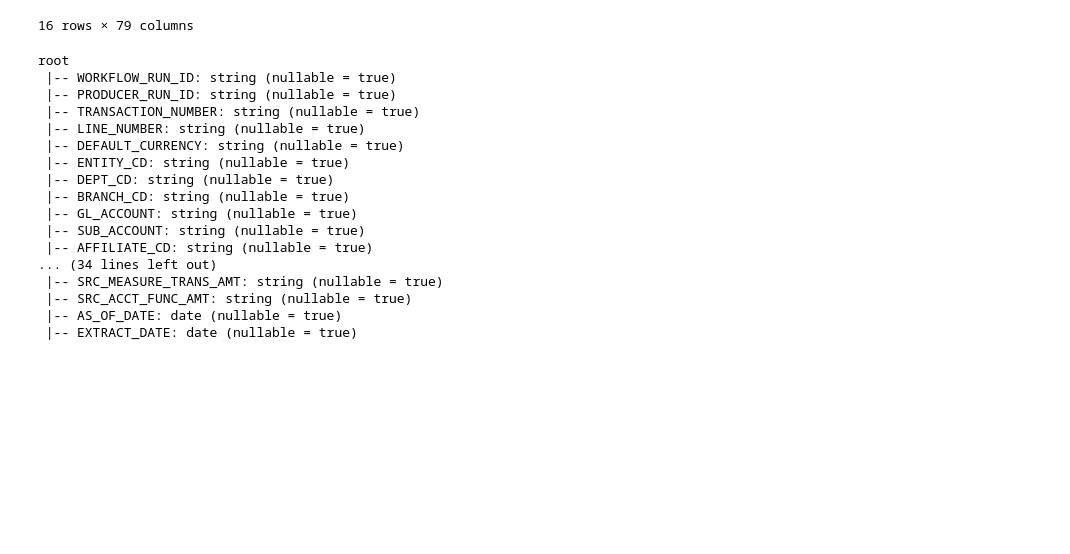
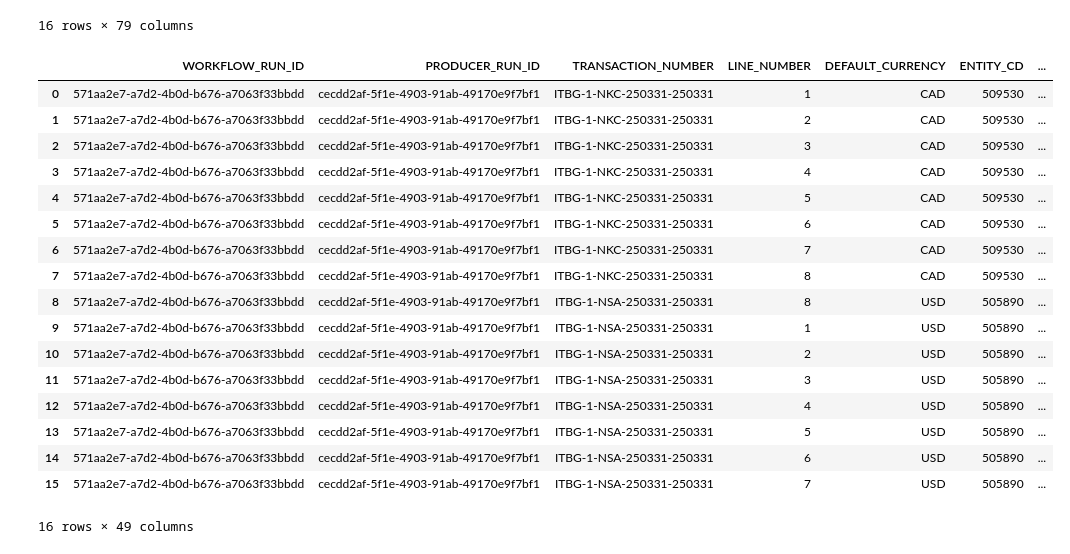
Before and after one commit to northforge-studio/northforge-finance, a Jupyter notebook: main.ipynb, the cells around one changed output. Cells and saved outputs as stored; diff of their text form; code cells hidden in the pictures; blank space fills up the shorter version.

Commit message:
integrate interface zone to pipeline

```diff
--- a/main.ipynb
+++ b/main.ipynb
@@ -205,25 +205,28 @@ display_df(pst_df)
 | 14 | 1 | 2025-03-31 | 2025-03-31 | 2025-03-31 | 11392 | IMPACT | TRIAL_BALANCE | rec-15 | ... |
 | 15 | 1 | 2025-03-31 | 2025-03-31 | 2025-03-31 | 11392 | IMPACT | TRIAL_BALANCE | rec-16 | ... |
 16 rows × 79 columns
-# %%
-spec.apply_file_layout(pst_df, 'TRIAL_BALANCE').printSchema()
-# %% [output]
-root
- |-- WORKFLOW_RUN_ID: string (nullable = true)
- |-- PRODUCER_RUN_ID: string (nullable = true)
- |-- TRANSACTION_NUMBER: string (nullable = true)
- |-- LINE_NUMBER: string (nullable = true)
- |-- DEFAULT_CURRENCY: string (nullable = true)
- |-- ENTITY_CD: string (nullable = true)
- |-- DEPT_CD: string (nullable = true)
- |-- BRANCH_CD: string (nullable = true)
- |-- GL_ACCOUNT: string (nullable = true)
- |-- SUB_ACCOUNT: string (nullable = true)
- |-- AFFILIATE_CD: string (nullable = true)
-... (34 lines left out)
- |-- SRC_MEASURE_TRANS_AMT: string (nullable = true)
- |-- SRC_ACCT_FUNC_AMT: string (nullable = true)
- |-- AS_OF_DATE: date (nullable = true)
- |-- EXTRACT_DATE: date (nullable = true)
+# %%
+int_df = repository.read_interface(business_dt, batch_id)
+
+display_df(int_df)
+# %% [output]
+|  | WORKFLOW_RUN_ID | PRODUCER_RUN_ID | TRANSACTION_NUMBER | LINE_NUMBER | DEFAULT_CURRENCY | ENTITY_CD | ... |
+| 0 | 571aa2e7-a7d2-4b0d-b676-a7063f33bbdd | cecdd2af-5f1e-4903-91ab-49170e9f7bf1 | ITBG-1-NKC-250331-250331 | 1 | CAD | 509530 | ... |
+| 1 | 571aa2e7-a7d2-4b0d-b676-a7063f33bbdd | cecdd2af-5f1e-4903-91ab-49170e9f7bf1 | ITBG-1-NKC-250331-250331 | 2 | CAD | 509530 | ... |
+| 2 | 571aa2e7-a7d2-4b0d-b676-a7063f33bbdd | cecdd2af-5f1e-4903-91ab-49170e9f7bf1 | ITBG-1-NKC-250331-250331 | 3 | CAD | 509530 | ... |
+| 3 | 571aa2e7-a7d2-4b0d-b676-a7063f33bbdd | cecdd2af-5f1e-4903-91ab-49170e9f7bf1 | ITBG-1-NKC-250331-250331 | 4 | CAD | 509530 | ... |
+| 4 | 571aa2e7-a7d2-4b0d-b676-a7063f33bbdd | cecdd2af-5f1e-4903-91ab-49170e9f7bf1 | ITBG-1-NKC-250331-250331 | 5 | CAD | 509530 | ... |
+| 5 | 571aa2e7-a7d2-4b0d-b676-a7063f33bbdd | cecdd2af-5f1e-4903-91ab-49170e9f7bf1 | ITBG-1-NKC-250331-250331 | 6 | CAD | 509530 | ... |
+| 6 | 571aa2e7-a7d2-4b0d-b676-a7063f33bbdd | cecdd2af-5f1e-4903-91ab-49170e9f7bf1 | ITBG-1-NKC-250331-250331 | 7 | CAD | 509530 | ... |
+| 7 | 571aa2e7-a7d2-4b0d-b676-a7063f33bbdd | cecdd2af-5f1e-4903-91ab-49170e9f7bf1 | ITBG-1-NKC-250331-250331 | 8 | CAD | 509530 | ... |
+| 8 | 571aa2e7-a7d2-4b0d-b676-a7063f33bbdd | cecdd2af-5f1e-4903-91ab-49170e9f7bf1 | ITBG-1-NSA-250331-250331 | 8 | USD | 505890 | ... |
+| 9 | 571aa2e7-a7d2-4b0d-b676-a7063f33bbdd | cecdd2af-5f1e-4903-91ab-49170e9f7bf1 | ITBG-1-NSA-250331-250331 | 1 | USD | 505890 | ... |
+| 10 | 571aa2e7-a7d2-4b0d-b676-a7063f33bbdd | cecdd2af-5f1e-4903-91ab-49170e9f7bf1 | ITBG-1-NSA-250331-250331 | 2 | USD | 505890 | ... |
+| 11 | 571aa2e7-a7d2-4b0d-b676-a7063f33bbdd | cecdd2af-5f1e-4903-91ab-49170e9f7bf1 | ITBG-1-NSA-250331-250331 | 3 | USD | 505890 | ... |
+| 12 | 571aa2e7-a7d2-4b0d-b676-a7063f33bbdd | cecdd2af-5f1e-4903-91ab-49170e9f7bf1 | ITBG-1-NSA-250331-250331 | 4 | USD | 505890 | ... |
+| 13 | 571aa2e7-a7d2-4b0d-b676-a7063f33bbdd | cecdd2af-5f1e-4903-91ab-49170e9f7bf1 | ITBG-1-NSA-250331-250331 | 5 | USD | 505890 | ... |
+| 14 | 571aa2e7-a7d2-4b0d-b676-a7063f33bbdd | cecdd2af-5f1e-4903-91ab-49170e9f7bf1 | ITBG-1-NSA-250331-250331 | 6 | USD | 505890 | ... |
+| 15 | 571aa2e7-a7d2-4b0d-b676-a7063f33bbdd | cecdd2af-5f1e-4903-91ab-49170e9f7bf1 | ITBG-1-NSA-250331-250331 | 7 | USD | 505890 | ... |
+16 rows × 49 columns
 # %%
 spark.stop()
```
Also changed, not shown: parts of 2 cells of this notebook, 6 other files.
